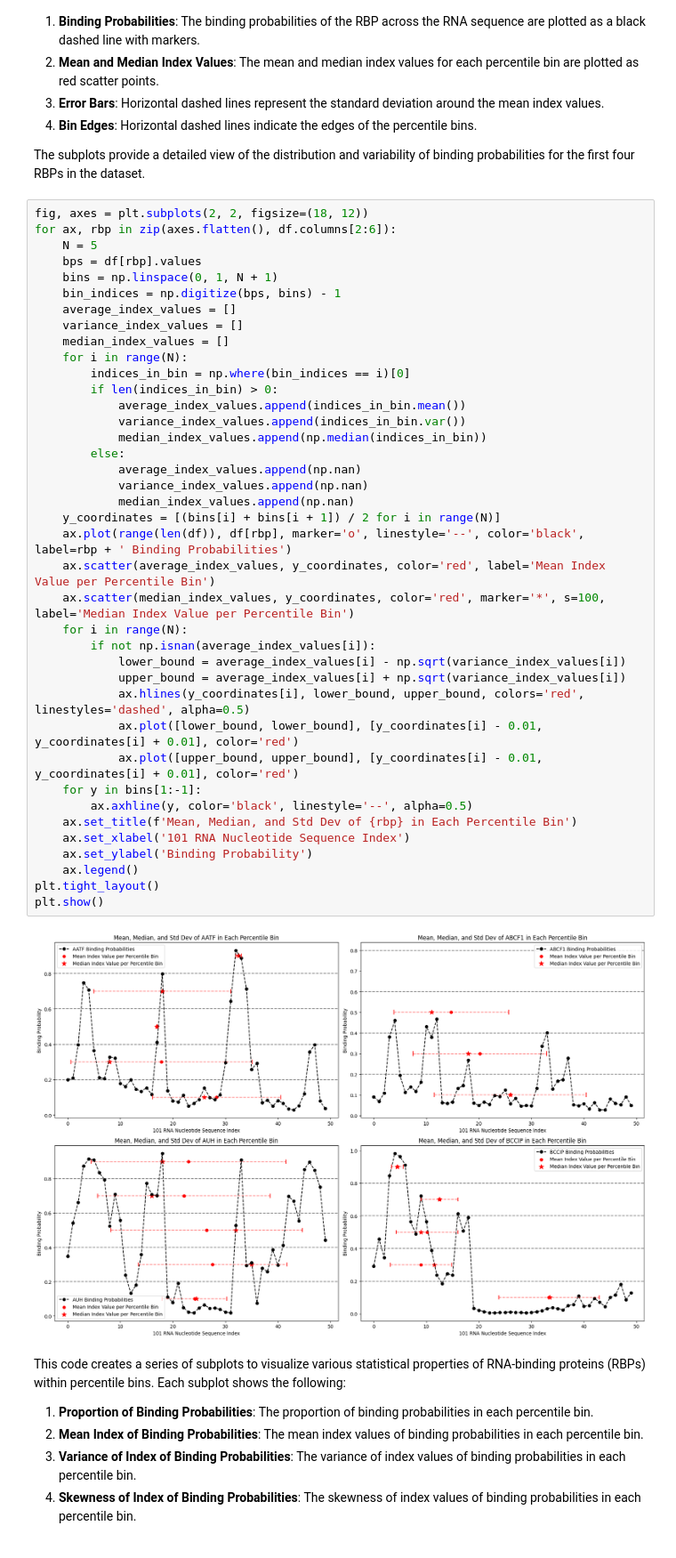
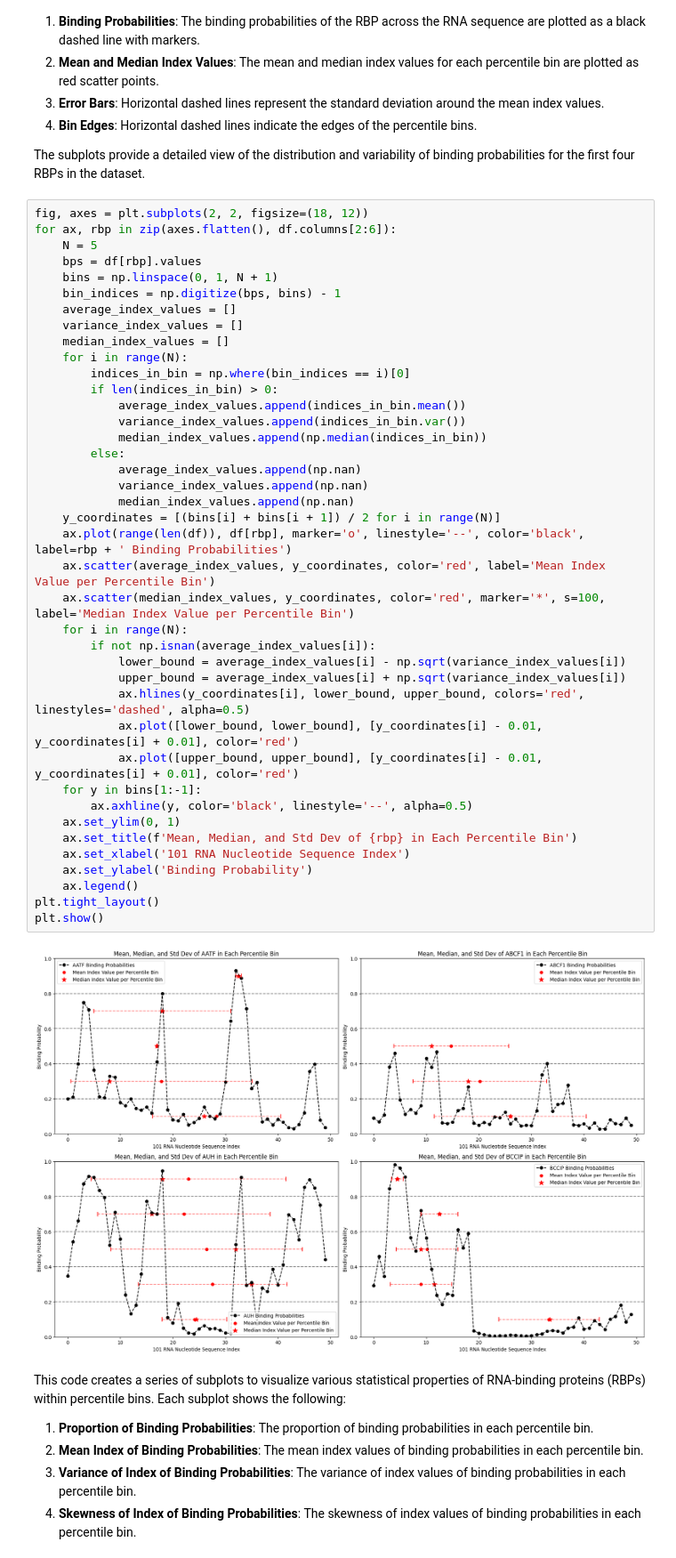
Before and after one commit to simk893/IncRNA_Protein_Interactions, a Jupyter notebook: Exploratory_Data_Analysis.ipynb, the cells around one changed output. Shown at 89% size. Cells and saved outputs as stored; diff of their text form.

```diff
--- a/Exploratory_Data_Analysis.ipynb
+++ b/Exploratory_Data_Analysis.ipynb
@@ -56,34 +54,35 @@ for ax, rbp in zip(axes.flatten(), df.columns[2:6]):
     for i in range(N):
         indices_in_bin = np.where(bin_indices == i)[0]
         if len(indices_in_bin) > 0:
             average_index_values.append(indices_in_bin.mean())
             variance_index_values.append(indices_in_bin.var())
             median_index_values.append(np.median(indices_in_bin))
         else:
             average_index_values.append(np.nan)
             variance_index_values.append(np.nan)
             median_index_values.append(np.nan)
     y_coordinates = [(bins[i] + bins[i + 1]) / 2 for i in range(N)]
     ax.plot(range(len(df)), df[rbp], marker='o', linestyle='--', color='black', label=rbp + ' Binding Probabilities')
     ax.scatter(average_index_values, y_coordinates, color='red', label='Mean Index Value per Percentile Bin')
     ax.scatter(median_index_values, y_coordinates, color='red', marker='*', s=100, label='Median Index Value per Percentile Bin')
     for i in range(N):
         if not np.isnan(average_index_values[i]):
             lower_bound = average_index_values[i] - np.sqrt(variance_index_values[i])
             upper_bound = average_index_values[i] + np.sqrt(variance_index_values[i])
             ax.hlines(y_coordinates[i], lower_bound, upper_bound, colors='red', linestyles='dashed', alpha=0.5)
             ax.plot([lower_bound, lower_bound], [y_coordinates[i] - 0.01, y_coordinates[i] + 0.01], color='red')
             ax.plot([upper_bound, upper_bound], [y_coordinates[i] - 0.01, y_coordinates[i] + 0.01], color='red')
     for y in bins[1:-1]:
         ax.axhline(y, color='black', linestyle='--', alpha=0.5)
+    ax.set_ylim(0, 1)
     ax.set_title(f'Mean, Median, and Std Dev of {rbp} in Each Percentile Bin')
     ax.set_xlabel('101 RNA Nucleotide Sequence Index')
     ax.set_ylabel('Binding Probability')
     ax.legend()
 plt.tight_layout()
 plt.show()
 # %% [output]
-[figure, old version]
+[figure, new version]
 # %% [markdown]
 This code creates a series of subplots to visualize various statistical properties of RNA-binding proteins (RBPs) within percentile bins. Each subplot shows the following:
 
```
Also changed, not shown: parts of 12 cells of this notebook.
